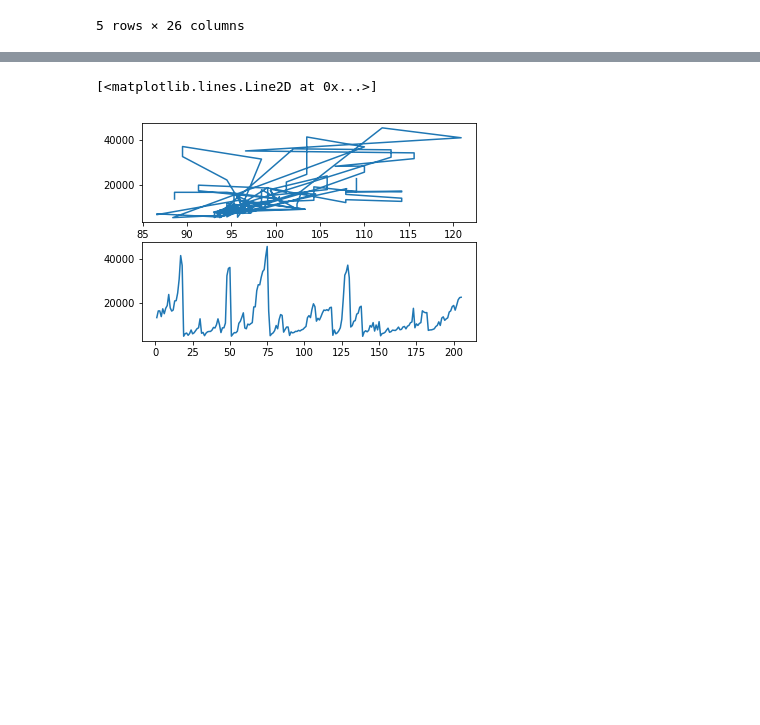
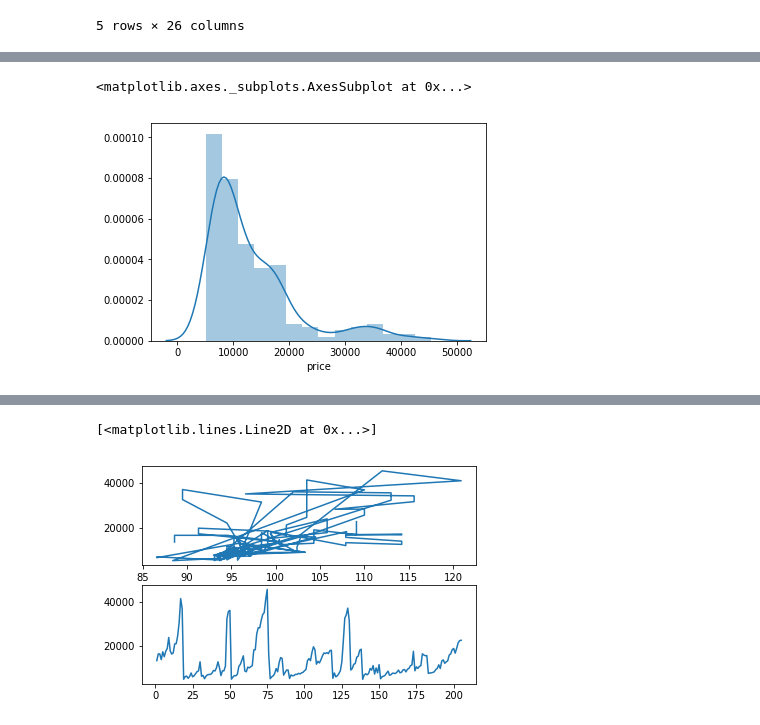
Before and after one commit to VishalSharma2001/Data-Science-With-Python-, a Jupyter notebook: Car_Price.ipynb, the cells around one changed output, grey strips where cells are left out. Saved outputs shown, nothing was run; the diff lists cells and outputs as text; code cells hidden in the pictures; blank space fills up the shorter version.

```diff
--- a/Car_Price.ipynb
+++ b/Car_Price.ipynb
@@ -20,0 +47,5 @@ data.head()
+# %%
+sns.distplot(data["price"])
+# %% [output]
+<matplotlib.axes._subplots.AxesSubplot at 0x...>
+[figure, added]
```
Also changed, not shown: parts of 25 cells of this notebook, 34 other files.
